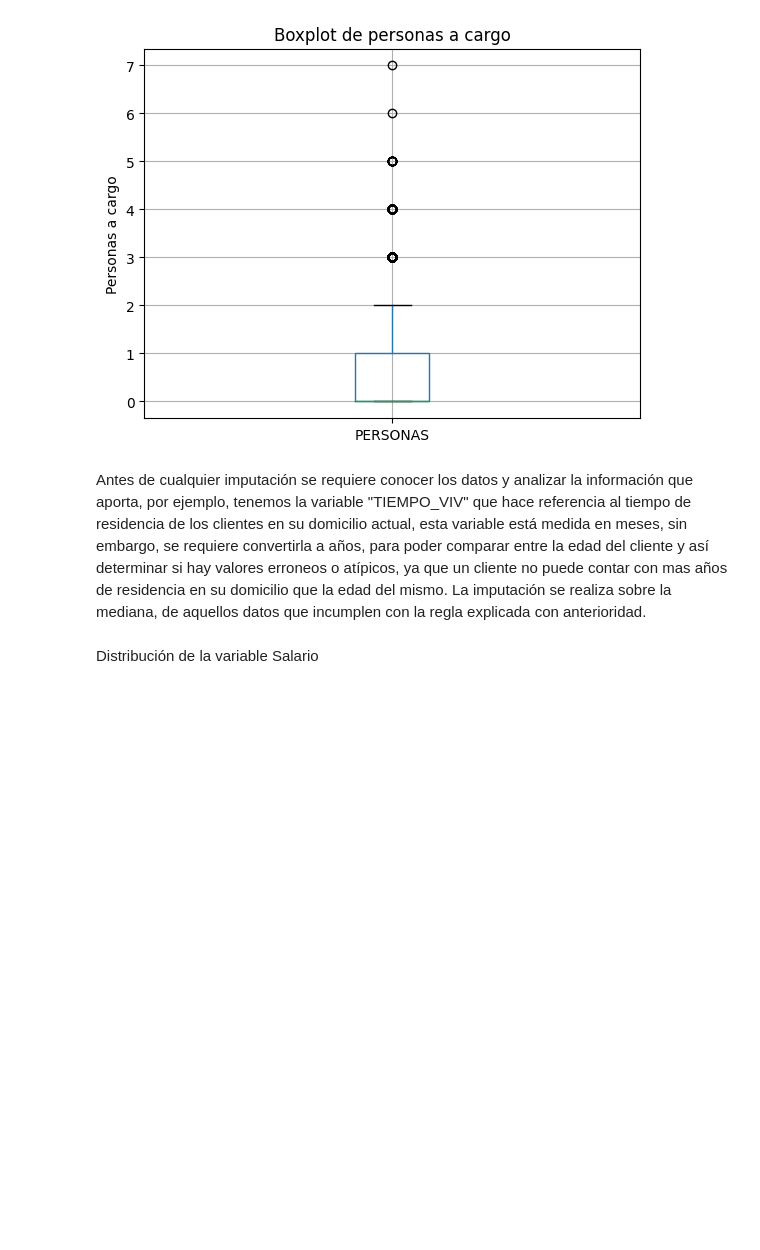
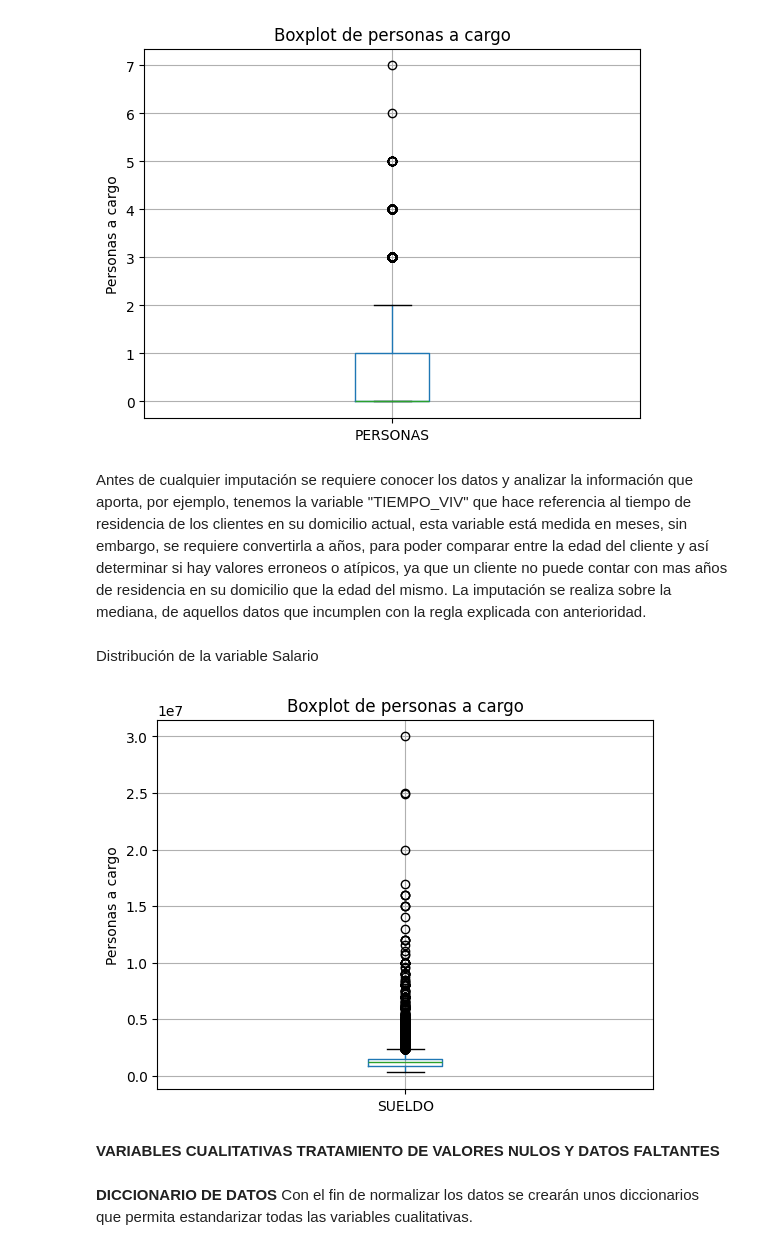
Before and after one commit to HaroldMorales27/Centrales-de-riesgo, a Jupyter notebook: Untitled-1.ipynb, the cells around one changed output. Saved outputs shown, nothing was run; the diff lists cells and outputs as text; code cells hidden in the pictures; blank space fills up the shorter version.

```diff
--- a/Untitled-1.ipynb
+++ b/Untitled-1.ipynb
@@ -479,0 +512,17 @@ for i in range(0, len(numeric_columns), 2):
+# %%
+
+# Seleccionar solo las columnas numéricas del DataFrame
+numeric_columns = base_clientes.select_dtypes(include=['float64', 'int64'])
+
+# Contar los ceros en cada columna numérica
+zeros_count = (numeric_columns == 0).sum()
+
+# Calcular el porcentaje de ceros por columna
+total_rows = len(base_clientes)  # Número total de filas en el DataFrame
+zeros_percentage = (zeros_count / total_rows) * 100
+
+# Crear un DataFrame para mostrar los resultados
+zeros_summary = pd.DataFrame({
+    'zero_count': zeros_count,
+    'zero_percentage': zeros_percentage
+})
@@ -480,3 +545,9 @@ for i in range(0, len(numeric_columns), 2):
+# %%
+# Filtrar los nombres de las columnas que tienen más del 70% de ceros
+columns_to_drop = zeros_summary[zeros_summary['zero_percentage'] > 70].index
+
+# Excluir esas columnas de tu DataFrame general
+base_clientes = base_clientes.drop(columns=columns_to_drop)
 # %% [markdown]
 **IMPUTACION DE DATOS**
 
@@ -539,3 +611,17 @@ base_clientes1['Año antiguedad'] = np.ceil(base_clientes1['Año antiguedad'])
 base_clientes1.loc[base_clientes1['Año antiguedad'] > base_clientes1['EDAD'], 'ANTIG'] = mediana_antig
 # %% [markdown]
 Distribución de la variable Salario
+# %%
+# Reemplazar los valores de 0 por la mediana calculada
+base_clientes1['SUELDO'] = base_clientes1['SUELDO'].replace(0, mediana_salario)
+base_clientes1['SUELDO'] = base_clientes1['SUELDO'].replace(1, mediana_salario)
+# %%
+base_clientes1.boxplot(column='SUELDO')
+plt.title('Boxplot de personas a cargo')
+plt.ylabel('Personas a cargo')
+plt.show()
+# %% [output]
+[figure, added]
+# %% [markdown]
+**VARIABLES CUALITATIVAS**
+**TRATAMIENTO DE VALORES NULOS Y DATOS FALTANTES**
@@ -541,0 +660,3 @@ Distribución de la variable Salario
+# %% [markdown]
+**DICCIONARIO DE DATOS**
+Con el fin de normalizar los datos se crearán unos diccionarios que permita estandarizar todas las variables cualitativas.
```
Also changed, not shown: parts of 23 cells of this notebook.
